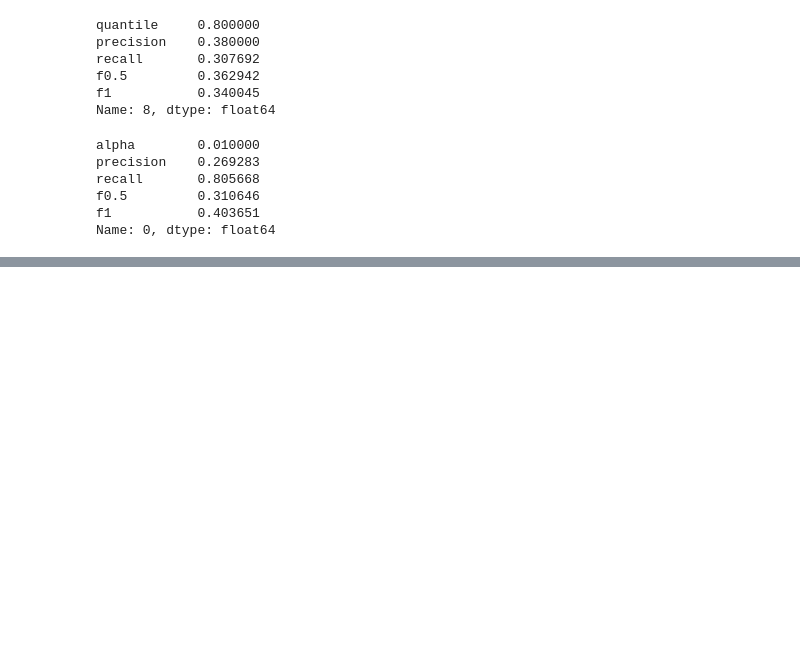
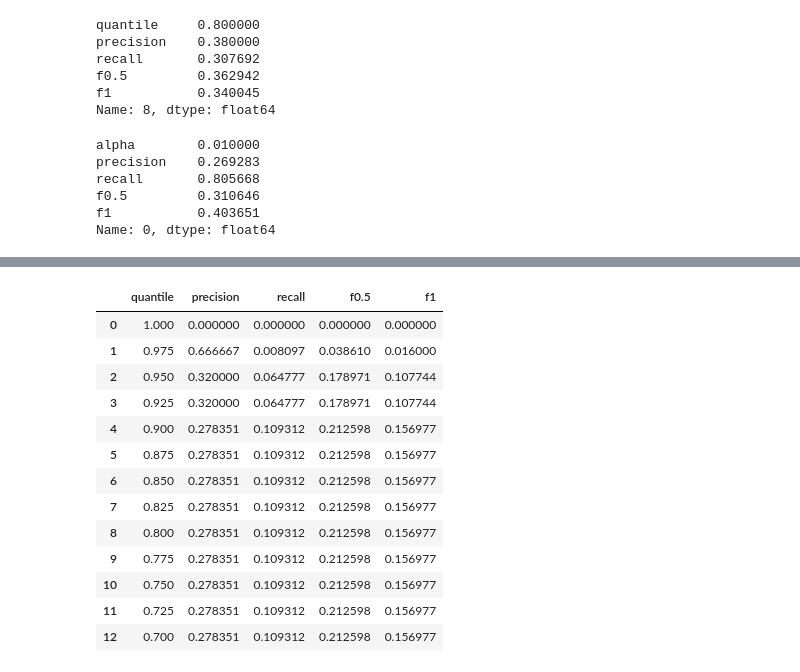
Before and after one commit to inkkuli/fraud_Insurance, a Jupyter notebook: fraud.ipynb, the cells around one changed output, grey strips where cells are left out. Cells and saved outputs as stored; diff of their text form; code cells hidden in the pictures; blank space fills up the shorter version.

```diff
--- a/fraud.ipynb
+++ b/fraud.ipynb
@@ -1135,0 +1350,26 @@ Name: 0, dtype: float64
+# %%
+quantile_df, alpha_df, best_q, best_a = evaluate_quantile_alpha_performance_with_best10(
+    X_input=binary_df,
+    df_true=df,
+    label_col='fraud_reported',
+    quantiles=np.arange(1, 0.69, -0.025),
+    alphas=np.arange(0.00, 0.201, 0.025),
+    beta=0.5
+)
+# %%
+quantile_df
+# %% [output]
+|  | quantile | precision | recall | f0.5 | f1 |
+| 0 | 1.000 | 0.000000 | 0.000000 | 0.000000 | 0.000000 |
+| 1 | 0.975 | 0.666667 | 0.008097 | 0.038610 | 0.016000 |
+| 2 | 0.950 | 0.320000 | 0.064777 | 0.178971 | 0.107744 |
+| 3 | 0.925 | 0.320000 | 0.064777 | 0.178971 | 0.107744 |
+| 4 | 0.900 | 0.278351 | 0.109312 | 0.212598 | 0.156977 |
+| 5 | 0.875 | 0.278351 | 0.109312 | 0.212598 | 0.156977 |
+| 6 | 0.850 | 0.278351 | 0.109312 | 0.212598 | 0.156977 |
+| 7 | 0.825 | 0.278351 | 0.109312 | 0.212598 | 0.156977 |
+| 8 | 0.800 | 0.278351 | 0.109312 | 0.212598 | 0.156977 |
+| 9 | 0.775 | 0.278351 | 0.109312 | 0.212598 | 0.156977 |
+| 10 | 0.750 | 0.278351 | 0.109312 | 0.212598 | 0.156977 |
+| 11 | 0.725 | 0.278351 | 0.109312 | 0.212598 | 0.156977 |
+| 12 | 0.700 | 0.278351 | 0.109312 | 0.212598 | 0.156977 |
```
Also changed, not shown: parts of 14 cells of this notebook.
